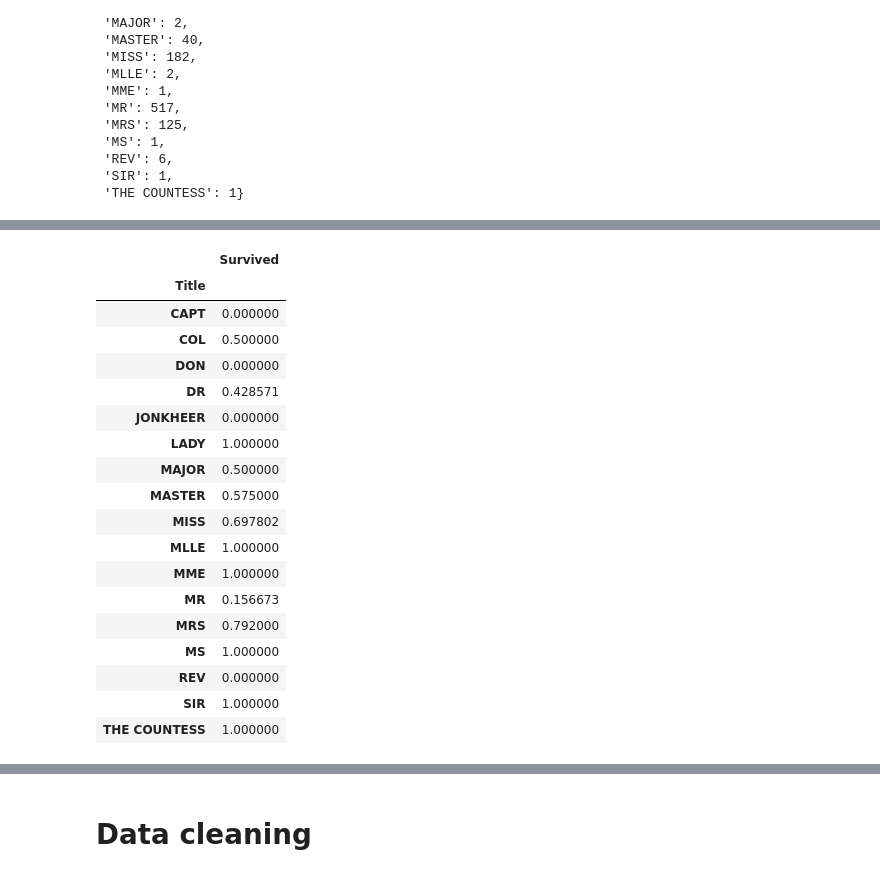
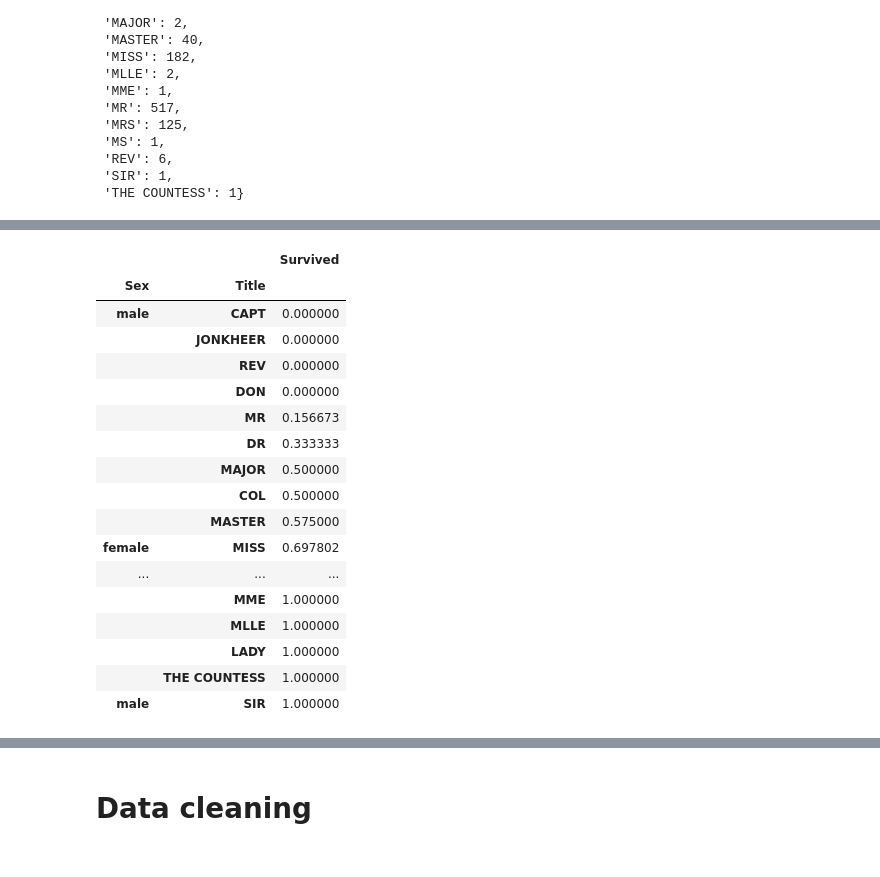
Before and after one commit to berkando/titanic, a Jupyter notebook: Titanic.ipynb, the cells around one changed output, grey strips where cells are left out. Cells and saved outputs as stored; diff of their text form; code cells hidden in the pictures.

```diff
--- a/Titanic.ipynb
+++ b/Titanic.ipynb
@@ -57,8 +86,4 @@ df[['Survived']].head()
 | 4 | 1 |
 | 5 | 0 |
 # %%
-df['Ticket1'] = df.Ticket.apply(lambda x: len(x.split()))
+#df['Ticket1'] = df.Ticket.apply(lambda x: len(x.split()))
-# %%
-df['Surname'] = df.Name.str.split(',').apply(lambda x: x[0].strip().upper())
-df['Forename'] = df.Name.str.split(',').apply(lambda x: x[1].split('.')[1].strip().upper())
-df['Title'] = df.Name.str.split(',').apply(lambda x: x[1].split('.')[0].strip().upper())
@@ -88,0 +90,10 @@ se.fit_transform(df[['Title']], df.Survived)
+# %%
+regex = r"(?P<Forename>.+), (?P<Title>.+)\. (?P<Lastname>.+)"
+regex = r".+, (?P<Title>.+)\. .+"
+
+regex = r", (?P<Title>.+?)\."
+df_validation['Title'] = df_validation.Name.str.extract(regex, expand=False)
+df['Title'] = df.Name.str.extract(regex, expand=False)
+
+print(df_validation.Title.unique())
+print(df.Title.unique())
@@ -117,24 +202,25 @@ dict(df.Title.value_counts())
 # %%
-pd.DataFrame(df.groupby(['Title']).Survived.sum() / df.groupby(['Title']).Survived.count())
-# sns.factorplot(data=df,x='Sex', y='Survived',hue='Title', kind='bar',size=10)
+pd.DataFrame(
+    df.groupby(['Sex', 'Title']).Survived.sum()
+    / df.groupby(['Sex','Title']).Survived.count()
+).sort_values('Survived')
 # %% [output]
-|  | Survived |
-| Title |  |
-| CAPT | 0.000000 |
-| COL | 0.500000 |
-| DON | 0.000000 |
-| DR | 0.428571 |
-| JONKHEER | 0.000000 |
-| LADY | 1.000000 |
-| MAJOR | 0.500000 |
-| MASTER | 0.575000 |
-| MISS | 0.697802 |
-| MLLE | 1.000000 |
-| MME | 1.000000 |
-| MR | 0.156673 |
-| MRS | 0.792000 |
-| MS | 1.000000 |
-| REV | 0.000000 |
-| SIR | 1.000000 |
-| THE COUNTESS | 1.000000 |
+|  |  | Survived |
+| Sex | Title |  |
+| male | CAPT | 0.000000 |
+|  | JONKHEER | 0.000000 |
+|  | REV | 0.000000 |
+|  | DON | 0.000000 |
+|  | MR | 0.156673 |
+|  | DR | 0.333333 |
+|  | MAJOR | 0.500000 |
+|  | COL | 0.500000 |
+|  | MASTER | 0.575000 |
+| female | MISS | 0.697802 |
+| ... | ... | ... |
+|  | MME | 1.000000 |
+|  | MLLE | 1.000000 |
+|  | LADY | 1.000000 |
+|  | THE COUNTESS | 1.000000 |
+| male | SIR | 1.000000 |
 # %%
```
Also changed, not shown: parts of 37 cells of this notebook, 7 other files.
